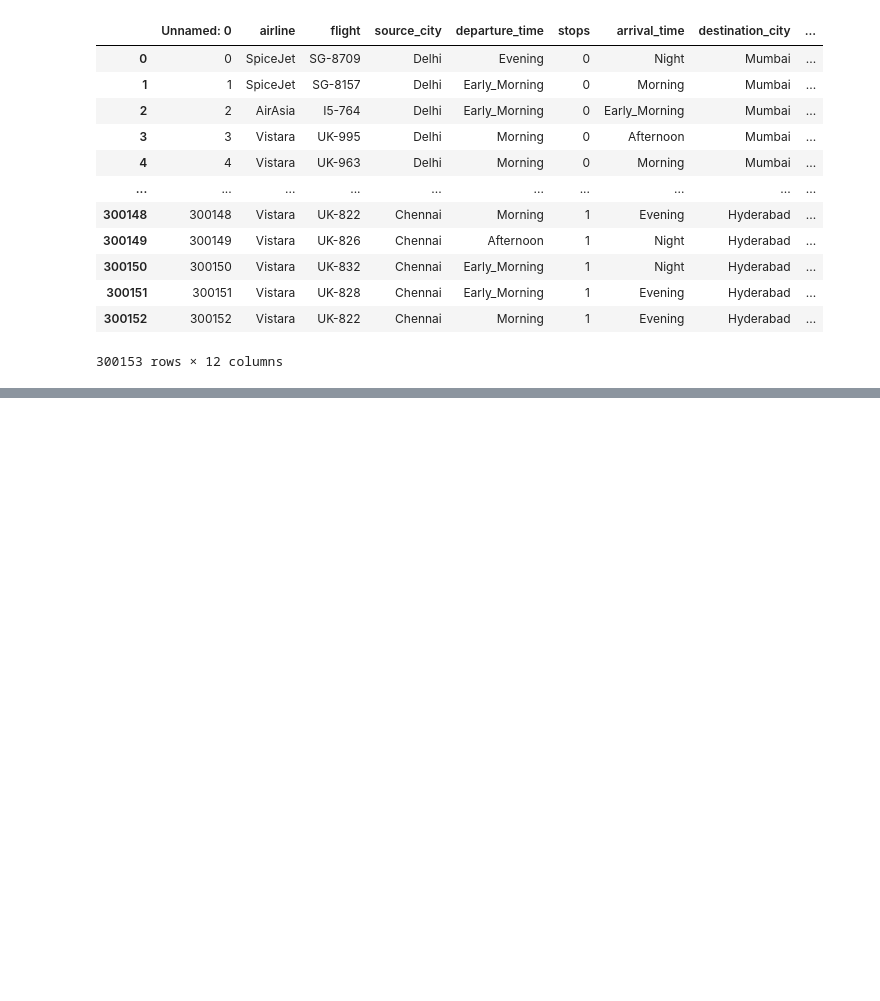
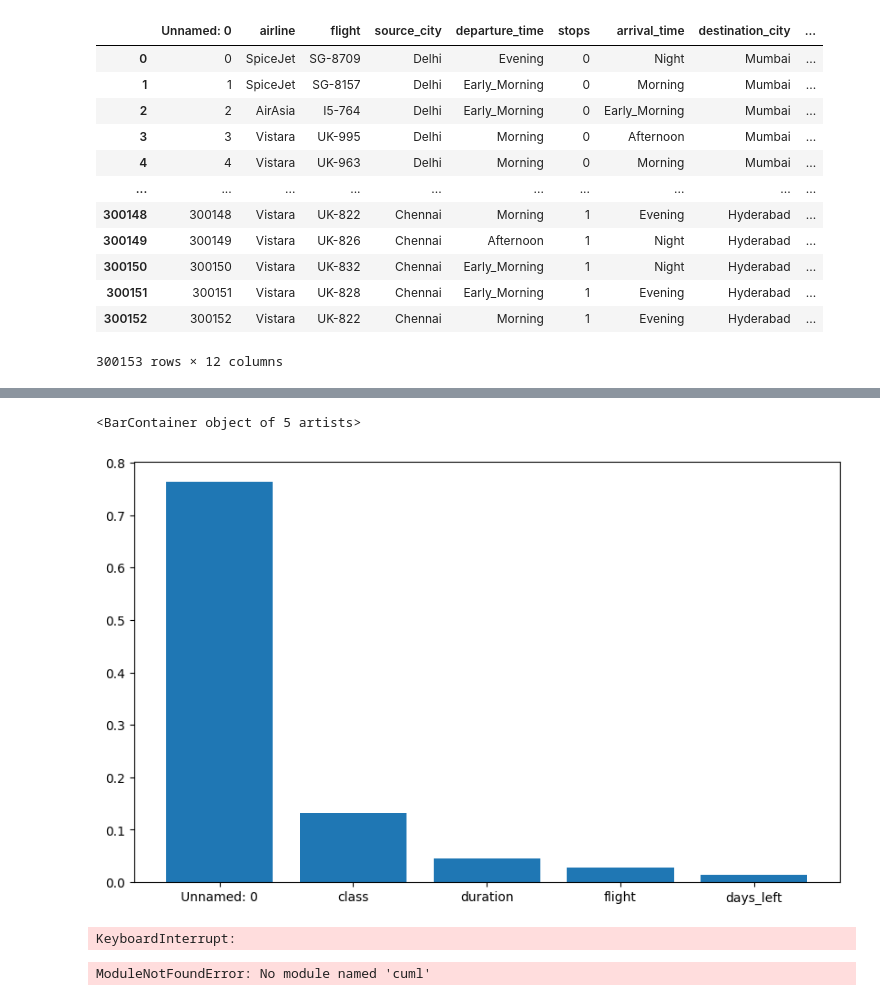
Before and after one commit to HaarisHuda/FlightWise, a Jupyter notebook: Models/main.ipynb, the cells around one changed output, grey strips where cells are left out. Cells and saved outputs as stored; diff of their text form; code cells hidden in the pictures; blank space fills up the shorter version.

```diff
--- a/Models/main.ipynb
+++ b/Models/main.ipynb
@@ -204,0 +293,8 @@ df
+# %%
+# Manually assign feature names based on X_train columns
+feature_names = X_train.columns if hasattr(X_train, 'columns') else [f'feature_{i}' for i in range(X_train.shape[1])]
+
+importance = dict(zip(feature_names, reg.feature_importances_))
+sorted_importance = sorted(importance.items(), key=lambda x: x[1], reverse=True)
+
+sorted_importance
@@ -204,0 +331,46 @@ df
+# %%
+plt.figure(figsize=(10, 6))
+plt.bar([x[0] for x in sorted_importance[:5]], [x[1] for x in sorted_importance[:5]])
+# %% [output]
+<BarContainer object of 5 artists>
+[figure, added]
+# %%
+from sklearn.model_selection import GridSearchCV
+
+reg = RandomForestRegressor(n_jobs=-1)
+param_grid = {
+    'n_estimators': [100, 200, 300],
+    'max_depth': [None, 5, 10],
+    'min_samples_split': [2, 5, 10],
+    'min_samples_leaf': [1, 2, 4],
+    'max_features': ['auto', 'sqrt']
+}
+
+grid_search = GridSearchCV(reg, param_grid, cv=5)
+grid_search.fit(X_train, y_train)
+
+best_params = grid_search.best_params_
+# %% [output]
+KeyboardInterrupt:
+# %%
+from cuml.ensemble import RandomForestRegressor as cuRF
+from sklearn.model_selection import GridSearchCV
+
+# Initialize the CuML RandomForestRegressor
+reg = cuRF(n_streams=1)
+
+# Define your parameter grid (some parameters might differ slightly in CuML)
+param_grid = {
+    'n_estimators': [100, 200, 300],
+    'max_depth': [None, 5, 10],
+    'min_samples_split': [2, 5, 10],
+    'min_samples_leaf': [1, 2, 4]
+}
+
+# Use GridSearchCV with CuML regressor
+grid_search = GridSearchCV(estimator=reg, param_grid=param_grid, cv=5)
+grid_search.fit(X_train, y_train)
+
+best_params = grid_search.best_params_
+# %% [output]
+ModuleNotFoundError: No module named 'cuml'
```
Also changed, not shown: parts of 14 cells of this notebook.
